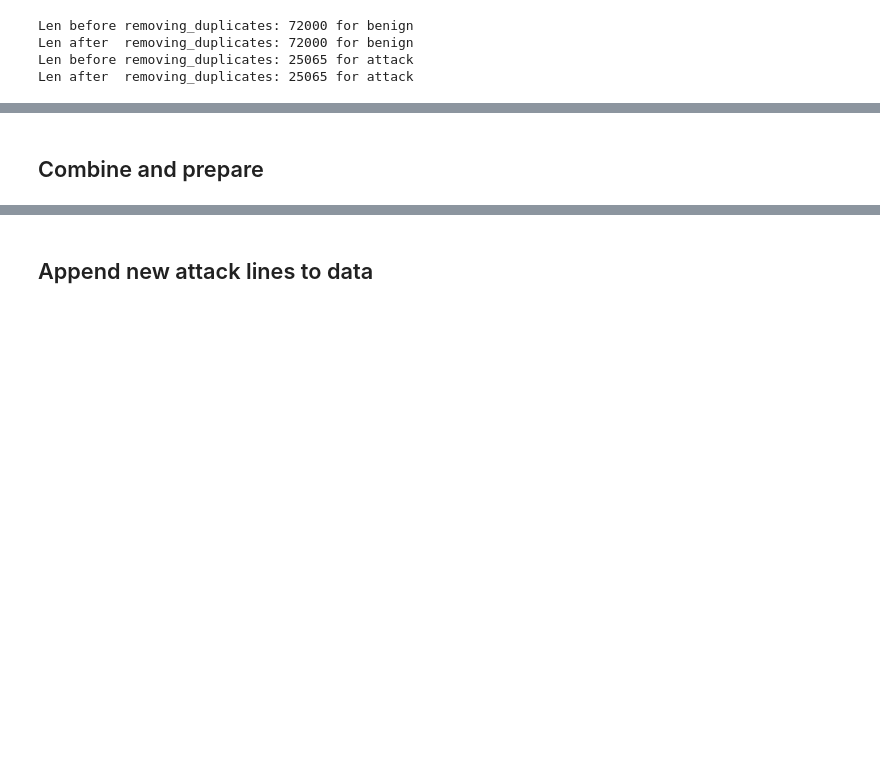
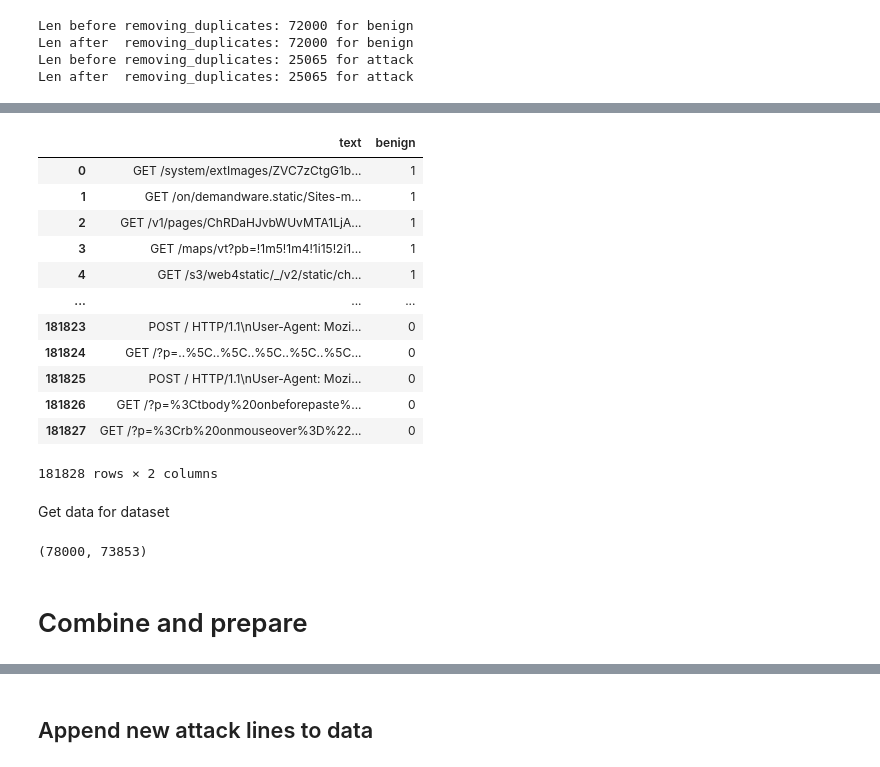
Before and after one commit to kavmax/ml-web-attacks-detection, a Jupyter notebook: src/data/01-prepare-data.ipynb, the cells around one changed output, grey strips where cells are left out. Cells and saved outputs as stored; diff of their text form; code cells hidden in the pictures; blank space fills up the shorter version.

Commit message:
Add prepare dataset

```diff
--- a/src/data/01-prepare-data.ipynb
+++ b/src/data/01-prepare-data.ipynb
@@ -238,0 +221,3 @@ Len after  removing_duplicates: 25065 for attack
+# %%
+openappsec_anomaly_dir_path = "./../../data/raw/openappsec/malicious/"
+openappsec_benign_dir_path = "./../../data/raw/openappsec/legitimate/"
@@ -238,0 +258,5 @@ Len after  removing_duplicates: 25065 for attack
+# %%
+unique_openappsec_benign_chunks = list(set(openappsec_benign_chunks))
+unique_openappsec_anomaly_chunks = list(set(openappsec_anomaly_chunks))
+
+len(unique_openappsec_benign_chunks), len(unique_openappsec_anomaly_chunks)
@@ -238,0 +273,14 @@ Len after  removing_duplicates: 25065 for attack
+# %%
+def prepare_openappsec_dataset(chunks):
+    chunks = remove_lines_with_vals(
+        chunks,
+        contain_vals=["Cookie:"],
+        exactly_vals=[""],
+    )
+    print(f"Len before filter: {len(chunks)}")
+    chunks = filter_chunks_by_len(chunks, filter_len=MAX_TEXT_LEN)
+    print(f"Len after  filter: {len(chunks)}")
+    return remove_duplicates(chunks)
+
+filtered_openappsec_benign_chunks = prepare_openappsec_dataset(unique_openappsec_benign_chunks)
+filtered_openappsec_anomaly_chunks = prepare_openappsec_dataset(unique_openappsec_anomaly_chunks)
@@ -238,0 +295,10 @@ Len after  removing_duplicates: 25065 for attack
+# %%
+# save all data for validation purposes
+benign_y = [1] * len(filtered_openappsec_benign_chunks)
+anomaly_y = [0] * len(filtered_openappsec_anomaly_chunks)
+
+data = {
+    "text": [*filtered_openappsec_benign_chunks, *filtered_openappsec_anomaly_chunks],
+    "benign": [*benign_y, *anomaly_y]
+}
+df = pd.DataFrame(data)
@@ -238,0 +317,16 @@ Len after  removing_duplicates: 25065 for attack
+# %%
+df
+# %% [output]
+|  | text | benign |
+| 0 | GET /system/extImages/ZVC7zCtgG1b... | 1 |
+| 1 | GET /on/demandware.static/Sites-m... | 1 |
+| 2 | GET /v1/pages/ChRDaHJvbWUvMTA1LjA... | 1 |
+| 3 | GET /maps/vt?pb=!1m5!1m4!1i15!2i1... | 1 |
+| 4 | GET /s3/web4static/_/v2/static/ch... | 1 |
+| ... | ... | ... |
+| 181823 | POST / HTTP/1.1\nUser-Agent: Mozi... | 0 |
+| 181824 | GET /?p=..%5C..%5C..%5C..%5C..%5C... | 0 |
+| 181825 | POST / HTTP/1.1\nUser-Agent: Mozi... | 0 |
+| 181826 | GET /?p=%3Ctbody%20onbeforepaste%... | 0 |
+| 181827 | GET /?p=%3Crb%20onmouseover%3D%22... | 0 |
+181828 rows × 2 columns
@@ -239,3 +335,14 @@ Len after  removing_duplicates: 25065 for attack
+# %% [markdown]
+Get data for dataset
+# %%
+# random selected to make data balanced
+# balanced data for dataset
+final_openappsec_benign_chunks = random_select(filtered_openappsec_benign_chunks, 78000)
+final_openappsec_anomaly_chunks = filtered_openappsec_anomaly_chunks
+
+len(final_openappsec_benign_chunks), len(final_openappsec_anomaly_chunks)
+# %% [output]
+(78000, 73853)
 # %% [markdown]
-## Combine and prepare
+# Combine and prepare
 # %%
```
Also changed, not shown: parts of 34 cells of this notebook, 2 other files.
